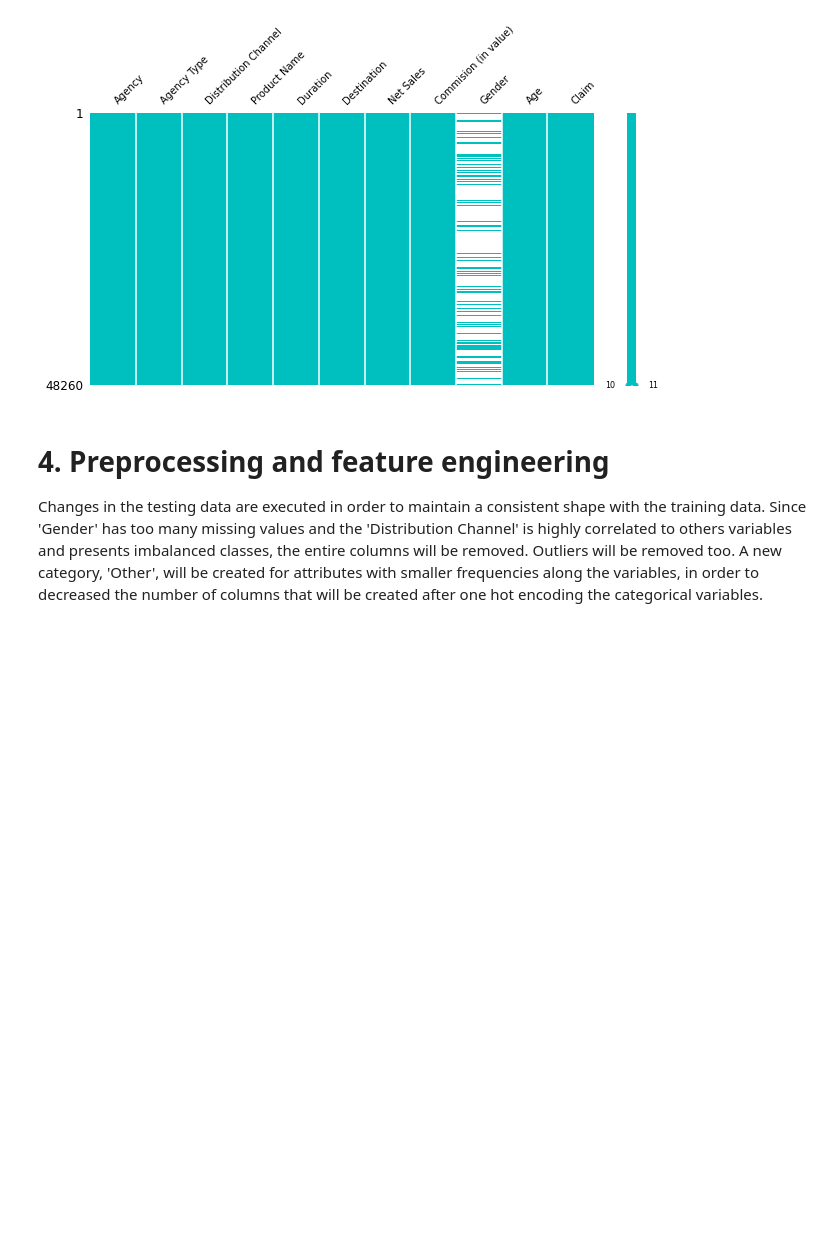
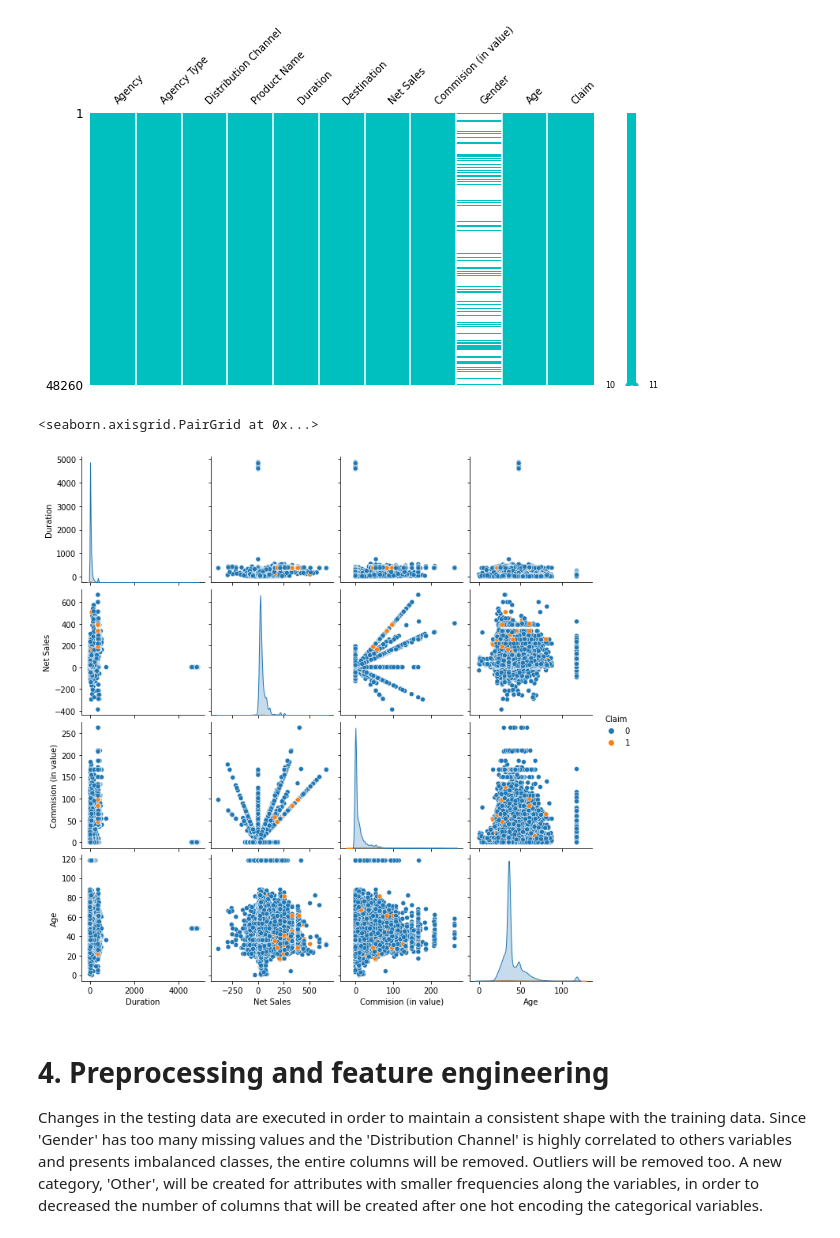
Before and after one commit to Camicb/Projects, a Jupyter notebook: Travel_Insurance_Claim_Prediction.ipynb, the cells around one changed output. Cells and saved outputs as stored; diff of their text form; code cells hidden in the pictures; blank space fills up the shorter version.

```diff
--- a/Travel_Insurance_Claim_Prediction.ipynb
+++ b/Travel_Insurance_Claim_Prediction.ipynb
@@ -141,6 +139,12 @@ msno.matrix(ins, figsize=(10,5), fontsize=10, color=(0.0, 0.75, 0.75))
 # %% [output]
 <matplotlib.axes._subplots.AxesSubplot at 0x...>
 [figure]
+# %%
+# Relations betwwen variables
+sns.pairplot(ins, hue='Claim')
+# %% [output]
+<seaborn.axisgrid.PairGrid at 0x...>
+[figure, added]
 # %% [markdown]
 # 4. Preprocessing and feature engineering
 
```
Also changed, not shown: parts of 30 cells of this notebook.
